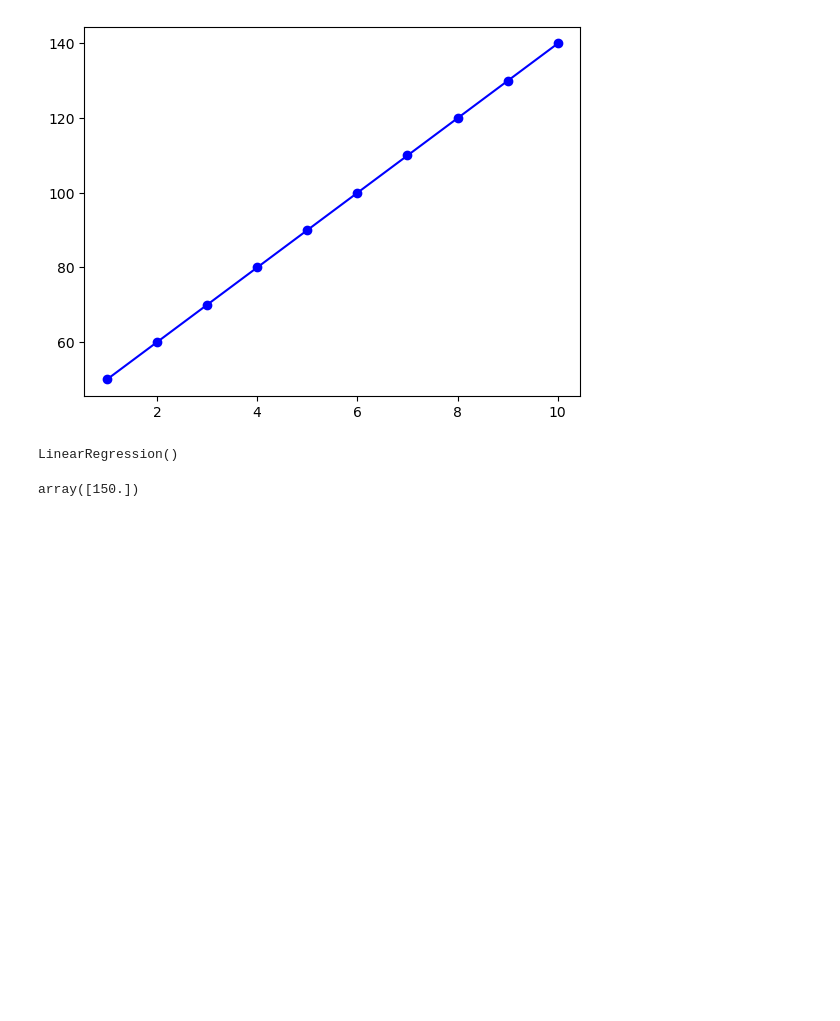
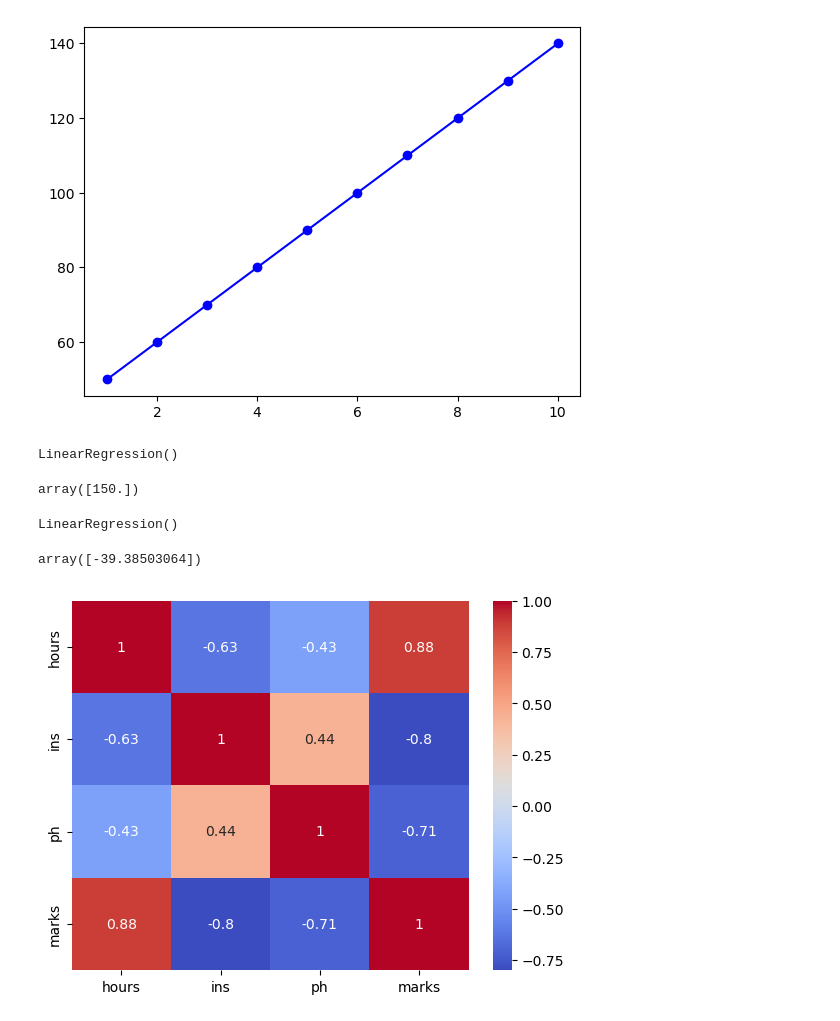
Before and after one commit to jR4dh3y/summerSkol-AI, a Jupyter notebook: nb/15-7.ipynb, the cells around one changed output. Cells and saved outputs as stored; diff of their text form; code cells hidden in the pictures; blank space fills up the shorter version.

```diff
--- a/code/15-7.ipynb
+++ b/nb/15-7.ipynb
@@ -31,4 +31,23 @@ model.predict([[11]])
 # %% [output]
 array([150.])
 # %%
-df = pd.read_csv('../datasets/a.csv')
+df = pd.read_csv('../datasets/test.csv')
+# %%
+y = df['marks']
+x = df.drop('marks', axis='columns')
+# %%
+model = LinearRegression()
+# %%
+model.fit(x, y)
+# %% [output]
+LinearRegression()
+# %%
+model.predict([[0,5,5]])
+# %% [output]
+array([-39.38503064])
+# %%
+sns.heatmap(df.corr(), annot=True, cmap='coolwarm')
+
+m = model.coef_
+# %% [output]
+[figure, added]
```
Also changed, not shown: 8 other files.
